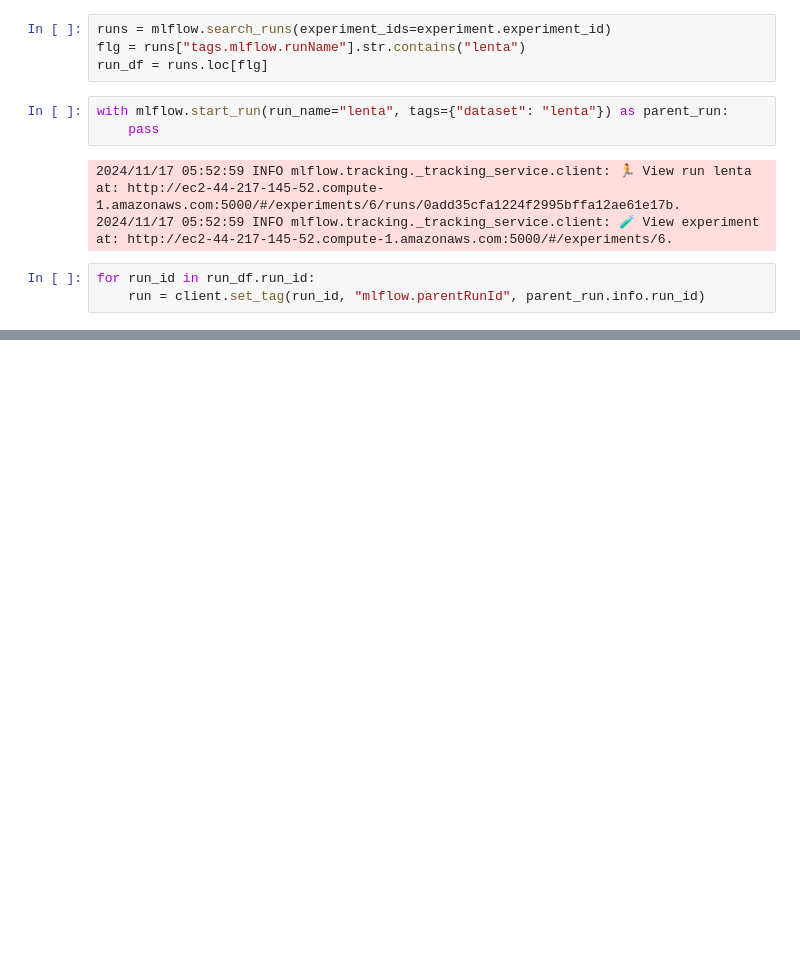
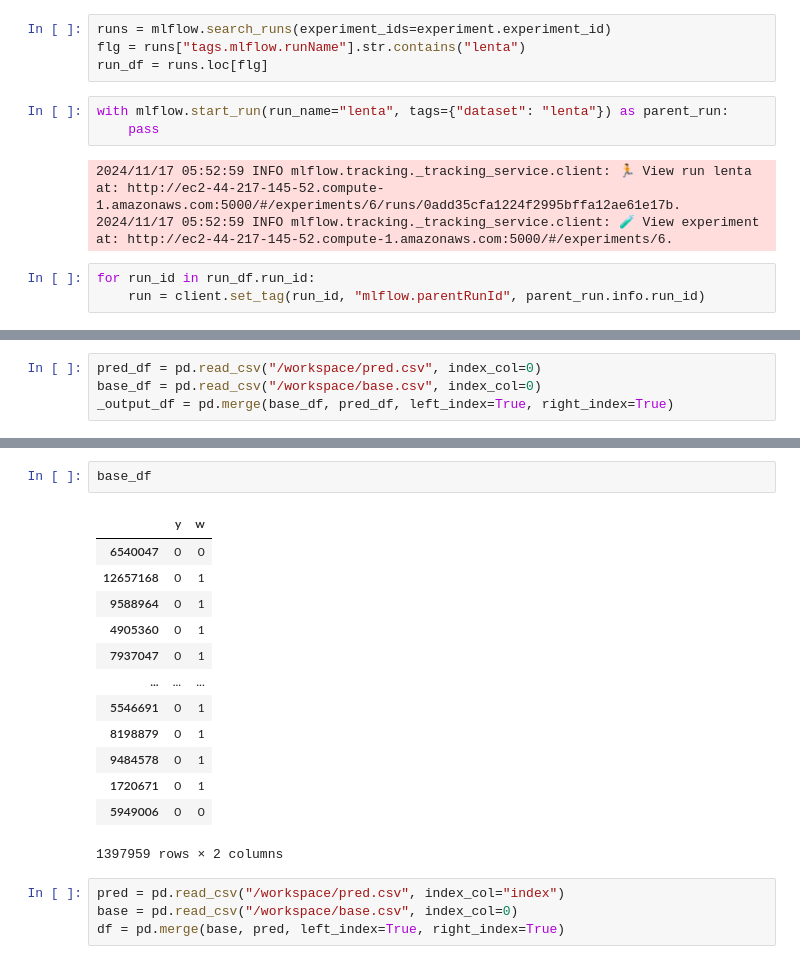
Before and after one commit to YuriNakayama/cate, a Jupyter notebook: dev/eda/output/add_parent_run.ipynb, the cells around one changed output, grey strips where cells are left out. Saved outputs shown, nothing was run; the diff lists cells and outputs as text; blank space fills up the shorter version.

```diff
--- a/dev/eda/output/add_parent_run.ipynb
+++ b/dev/eda/output/add_parent_run.ipynb
@@ -27,0 +48,4 @@ for run_id in run_df.run_id:
+# %%
+pred_df = pd.read_csv("/workspace/pred.csv", index_col=0)
+base_df = pd.read_csv("/workspace/base.csv", index_col=0)
+_output_df = pd.merge(base_df, pred_df, left_index=True, right_index=True)
@@ -27,0 +69,20 @@ for run_id in run_df.run_id:
+# %%
+base_df
+# %% [output]
+|  | y | w |
+| 6540047 | 0 | 0 |
+| 12657168 | 0 | 1 |
+| 9588964 | 0 | 1 |
+| 4905360 | 0 | 1 |
+| 7937047 | 0 | 1 |
+| ... | ... | ... |
+| 5546691 | 0 | 1 |
+| 8198879 | 0 | 1 |
+| 9484578 | 0 | 1 |
+| 1720671 | 0 | 1 |
+| 5949006 | 0 | 0 |
+1397959 rows × 2 columns
+# %%
+pred = pd.read_csv("/workspace/pred.csv", index_col="index")
+base = pd.read_csv("/workspace/base.csv", index_col=0)
+df = pd.merge(base, pred, left_index=True, right_index=True)
```
Also changed, not shown: parts of 3 cells of this notebook, 1 other file.
